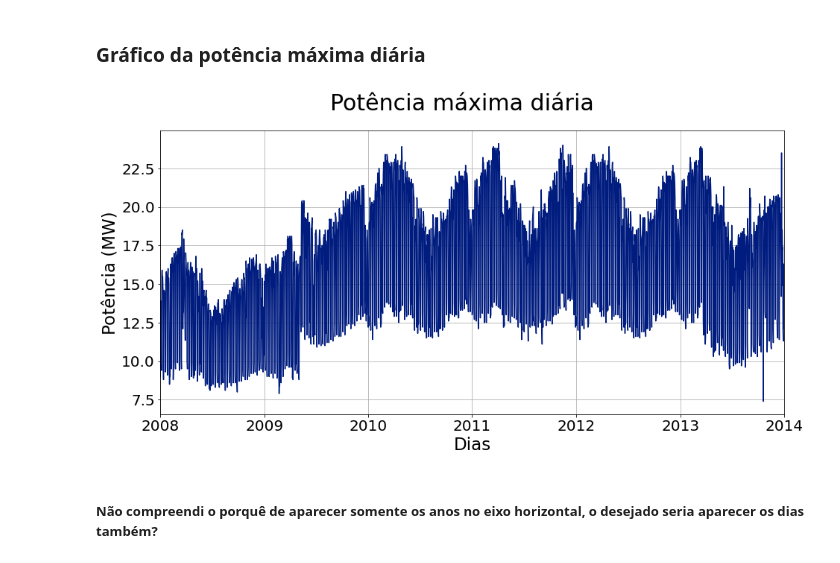
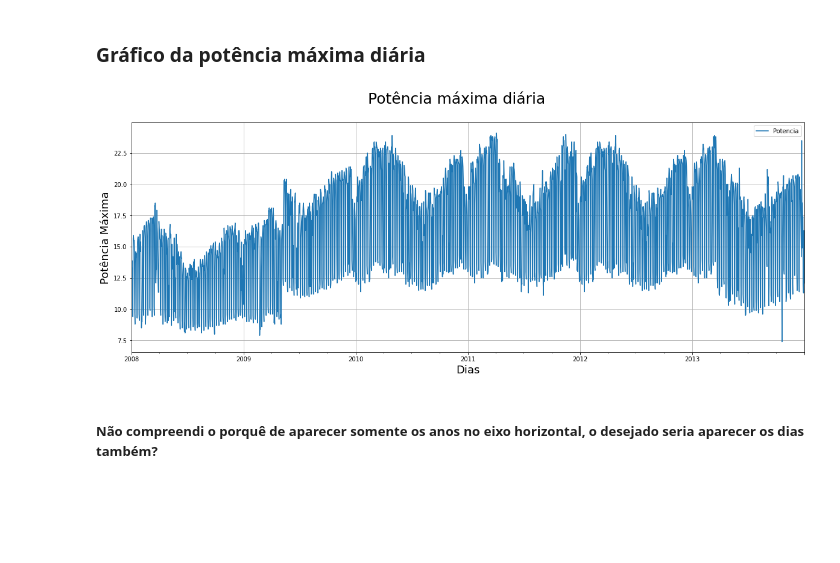
Before and after one commit to V-kr0pt/previsao-de-demanda, a Jupyter notebook: Notebooks/Notebooks_Potencia/Dados_Potencia.ipynb, the cells around one changed output. Saved outputs shown, nothing was run; the diff lists cells and outputs as text; code cells hidden in the pictures; blank space fills up the shorter version.

```diff
--- a/Notebooks/Notebooks_Potencia/Dados_Potencia.ipynb
+++ b/Notebooks/Notebooks_Potencia/Dados_Potencia.ipynb
@@ -130,36 +130,22 @@ No dataframe os dados começam a contar do dia 1 de janeiro de 2008, terça-feir
 ## Gráficos
 # %% [markdown]
 ### Gráfico da potência máxima diária
-# %%
-#selecionando a aparência do gráfico
-plt.style.use('seaborn-dark-palette')
-
-fig1, ax1 = plt.subplots(figsize=(15,7))
-ax1.plot(df_maxpot_dia)
-
-
-#título do plot
-plt.suptitle('Potência máxima diária',size=30)
-
-#determinando o nome dos eixos
-ax1.set_xlabel('Dias',size=23)
-ax1.set_ylabel('Potência (MW)',size=23)
-
-#determinando os limites dos eixos
-ax1.set_xlim([dt.date(2008, 1, 1), dt.date(2014, 1, 1)])
-
-#determinando tamanho dos ticks
-ax1.tick_params(axis="x", labelsize=20)
-ax1.tick_params(axis="y", labelsize=20)
-
-plt.grid()
-plt.show()
-
-#salvando a figura na pasta /Plots com o nome de "Potencia-Diaria.png"
-path_plot_diario = Path('./Plots/Potencia-Diaria.png')
-fig1.savefig(path_plot_diario, format='png')
-# %% [output]
-[figure, removed]
+# %%
+fig1, ax1 = plt.subplots(figsize=(20,7))
+df_maxpot_dia.plot(ax=ax1)
+
+
+#título do plot
+plt.suptitle('Potência máxima diária',size=25)
+
+#determinando o nome dos eixos
+ax1.set_xlabel('Dias',size=18)
+ax1.set_ylabel('Potência Máxima',size=18)
+
+plt.grid()
+plt.show()
+# %% [output]
+[figure, added]
 # %% [markdown]
 ##### Não compreendi o porquê de aparecer somente os anos no eixo horizontal, o desejado seria aparecer os dias também?
 # %% [markdown]
```
Also changed, not shown: parts of 13 cells of this notebook.
